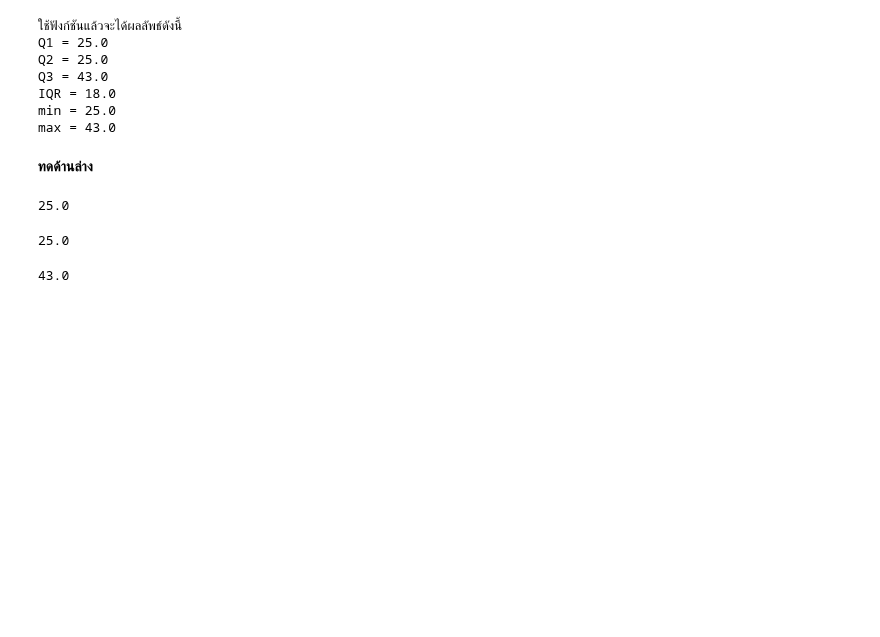
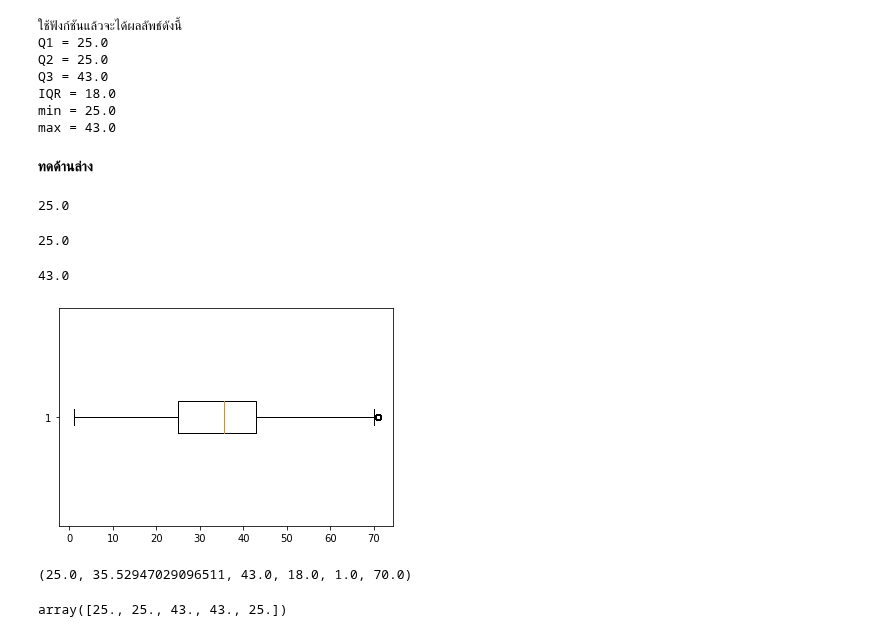
Before and after one commit to ThanikPimpiban/DWDM21, a Jupyter notebook: Data_Processing(Ch3).ipynb, the cells around one changed output. Cells and saved outputs as stored; diff of their text form; code cells hidden in the pictures; blank space fills up the shorter version.

```diff
--- a/Data_Processing(Ch3).ipynb
+++ b/Data_Processing(Ch3).ipynb
@@ -985,3 +985,7 @@ q3 = data_dict['boxes'][0].get_ydata()[2]
 q3
 # %% [output]
 43.0
+# %%
+data_dict = plt.boxplot(data_nomissingage_nooutlier['age'],vert=False)
+# %% [output]
+[figure, added]
@@ -987,0 +1003,8 @@ q3
+# %%
+box_vals(data_dict)
+# %% [output]
+(25.0, 35.52947029096511, 43.0, 18.0, 1.0, 70.0)
+# %%
+data_dict['boxes'][0].get_ydata()
+# %% [output]
+array([25., 25., 43., 43., 25.])
```
Also changed, not shown: parts of 4 cells of this notebook.
